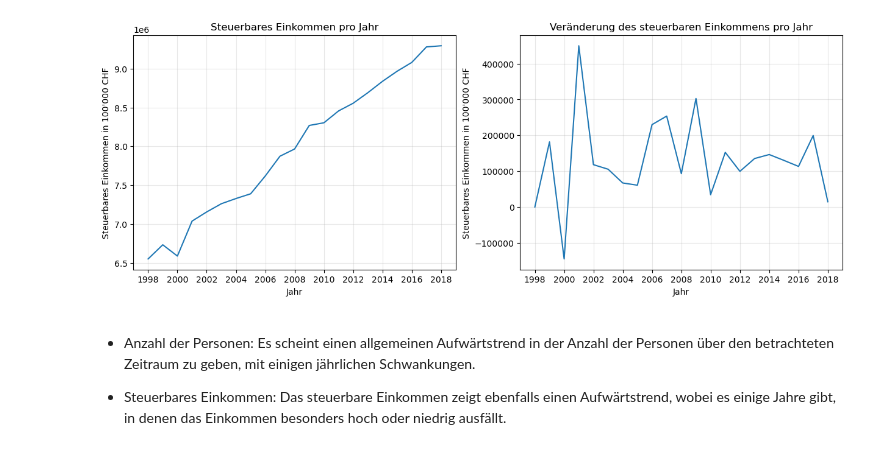
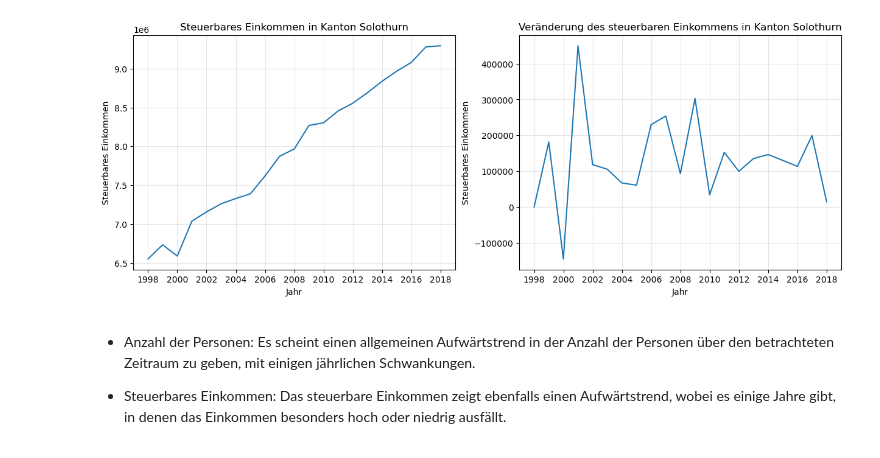
Before and after one commit to alexschillingfhnw/spz-omc, a Jupyter notebook: Notebooks/file_1.ipynb, the cells around one changed output. Saved outputs shown, nothing was run; the diff lists cells and outputs as text; code cells hidden in the pictures.

```diff
--- a/Notebooks/file_1.ipynb
+++ b/Notebooks/file_1.ipynb
@@ -38,0 +28,3 @@ data.head(), data.describe()
+# %%
+data['Steuerbares Einkommen pro Person'] = round(data['Steuerbares Einkommen'] / data['Personen'],2)
+data.describe()
@@ -49,16 +70,16 @@ Als nächstes sollten wir eine explorative Datenanalyse durchführen, um Trends,
 # %%
 plot_lines(
     df=data,
     x=data['Jahr'],
     y=data['Steuerbares Einkommen'],
-    title1='Steuerbares Einkommen pro Jahr',
-    title2='Veränderung des steuerbaren Einkommens pro Jahr',
+    title1='Steuerbares Einkommen in Kanton Solothurn',
+    title2='Veränderung des steuerbaren Einkommens in Kanton Solothurn',
     xlabel='Jahr',
-    ylabel='Steuerbares Einkommen in 100\'000 CHF',
+    ylabel='Steuerbares Einkommen',
     x_ticks = data['Jahr'][::2]
 )
 # %% [output]
-[figure, old version]
+[figure, new version]
 # %% [markdown]
 - Anzahl der Personen: Es scheint einen allgemeinen Aufwärtstrend in der Anzahl der Personen über den betrachteten Zeitraum zu geben, mit einigen jährlichen Schwankungen.
 
```
Also changed, not shown: parts of 53 cells of this notebook.
